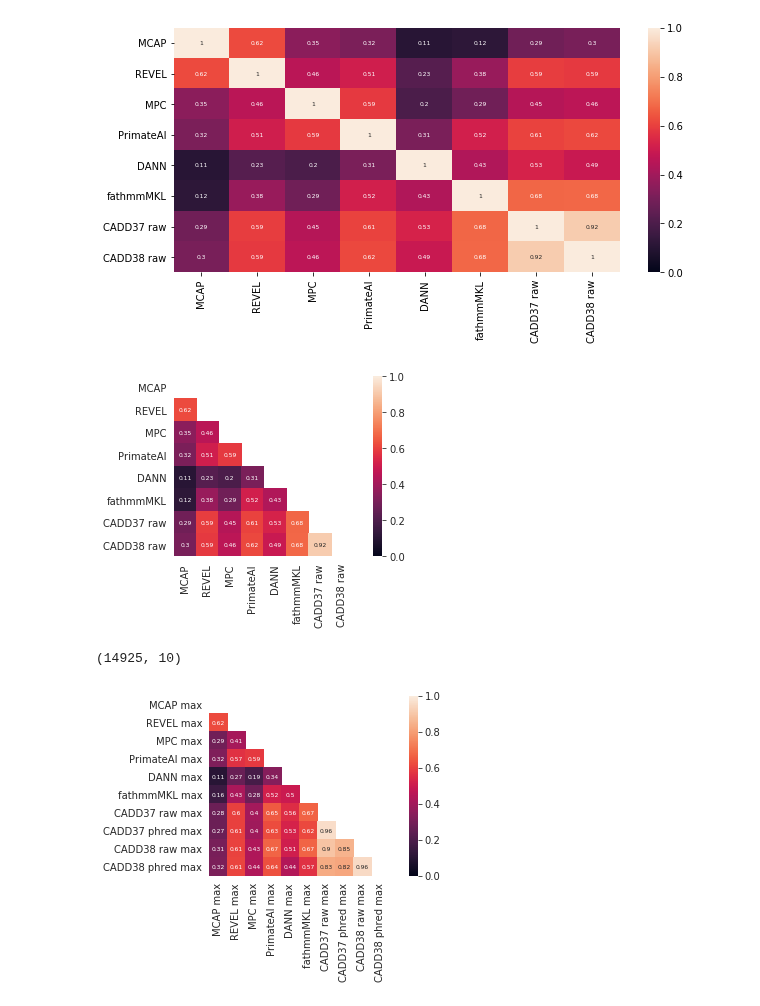
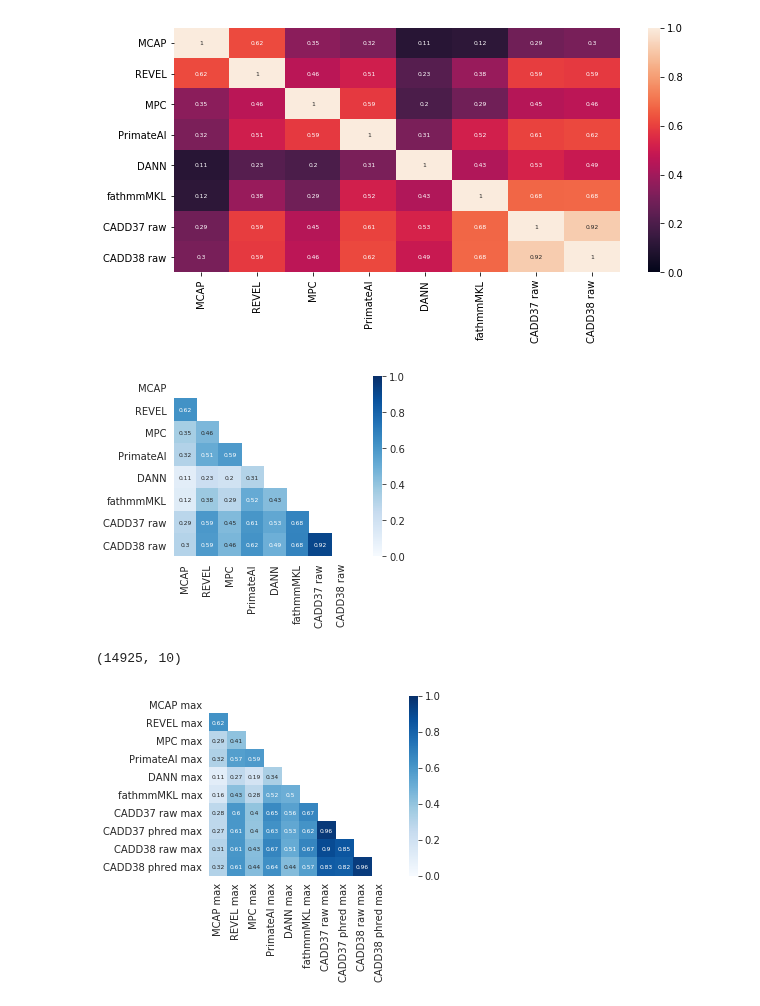
Before and after one commit to Mfpfox/MAPPING, a Jupyter notebook: Rfig_file_filter.ipynb, the cells around one changed output. Saved outputs shown, nothing was run; the diff lists cells and outputs as text; code cells hidden in the pictures.

```diff
--- a/Rfig_file_filter.ipynb
+++ b/Rfig_file_filter.ipynb
@@ -1050,22 +1050,22 @@ plt.show()
 # %%
 corr = comboplot.corr()
 mask = np.zeros_like(corr)
 mask[np.triu_indices_from(mask)] = True
 with sn.axes_style("white"):
     f, ax = plt.subplots(figsize=(7, 5))
-    ax =sn.heatmap(corr, annot=True, annot_kws={"size": 6},vmin=0, vmax=1, mask=mask, square=True)
+    ax =sn.heatmap(corr, annot=True, annot_kws={"size": 6},vmin=0, vmax=1, mask=mask, square=True, cmap="Blues")
     plt.subplots_adjust(top=1, bottom=0.5)
     #ax.set_ylim(len(8)-0.5, -0.5)
     # fix for mpl bug that cuts off top/bottom of seaborn viz
     b, t = plt.ylim() # discover the values for bottom and top
     b += 0.5 # Add 0.5 to the bottom
     t -= 0.5 # Subtract 0.5 from the top
     plt.ylim(b, t) # update the ylim(bottom, top) values
 
-# plt.show()
-plt.savefig('correlation_matrix_allCK_missenselevel_scores_1327386.png', dpi=300, bbox_inches = "tight")
+#plt.show()
+plt.savefig('correlation_matrix_allCK_missenselevel_scores_1327386.pdf', dpi=300, bbox_inches = "tight")
 # %% [output]
-[figure, old version]
+[figure, new version]
 # %%
 maxresult.shape
 # %% [output]
@@ -1076,7 +1076,7 @@ mask = np.zeros_like(corr)
 mask[np.triu_indices_from(mask)] = True
 with sn.axes_style("white"):
     f, ax = plt.subplots(figsize=(7, 5))
-    ax =sn.heatmap(corr, annot=True, annot_kws={"size": 6},vmin=0, vmax=1, mask=mask, square=True)
+    ax =sn.heatmap(corr, annot=True, annot_kws={"size": 6},vmin=0, vmax=1, mask=mask, square=True, cmap="Blues")
     plt.subplots_adjust(top=1, bottom=0.5)
     #ax.set_ylim(len(8)-0.5, -0.5)
     # fix for mpl bug that cuts off top/bottom of seaborn viz
@@ -1086,9 +1086,9 @@ with sn.axes_style("white"):
     plt.ylim(b, t) # update the ylim(bottom, top) values
 
 #plt.show()
-plt.savefig('correlation_matrix_detectedCK_residuelevel_MAXscores_14925.png', dpi=300, bbox_inches = "tight")
+plt.savefig('correlation_matrix_detectedCK_residuelevel_MAXscores_14925.pdf', dpi=300, bbox_inches = "tight")
 # %% [output]
-[figure, old version]
+[figure, new version]
 # %%
 corr = meanresult.corr()
 mask = np.zeros_like(corr)
```
Also changed, not shown: parts of 2 cells of this notebook, 9 other files.
